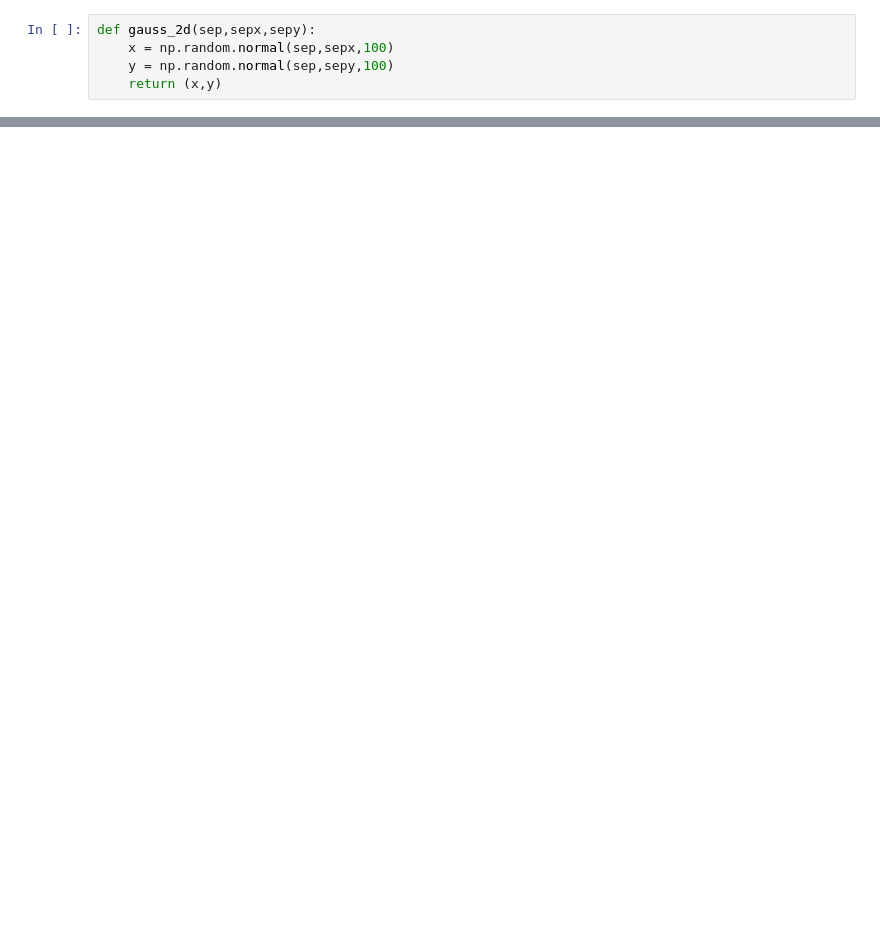
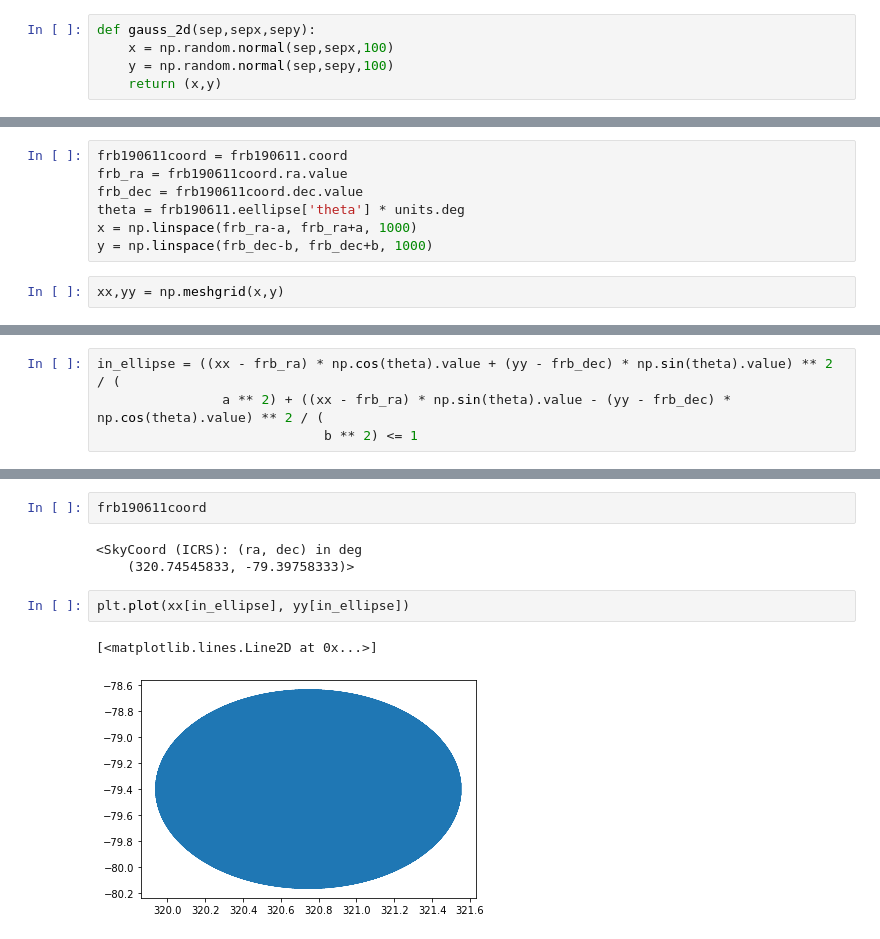
Before and after one commit to FRBs/FRB, a Jupyter notebook: docs/nb/FRB_offsets.ipynb, the cells around one changed output, grey strips where cells are left out. Drawn from its saved outputs; the diff is of its cells as text; blank space fills up the shorter version.

```diff
--- a/docs/nb/FRB_offsets.ipynb
+++ b/docs/nb/FRB_offsets.ipynb
@@ -58,0 +63,9 @@ gauss_2d(sep,sepx,sepy)
+# %%
+frb190611coord = frb190611.coord
+frb_ra = frb190611coord.ra.value
+frb_dec = frb190611coord.dec.value
+theta = frb190611.eellipse['theta'] * units.deg
+x = np.linspace(frb_ra-a, frb_ra+a, 1000)
+y = np.linspace(frb_dec-b, frb_dec+b, 1000)
+# %%
+xx,yy = np.meshgrid(x,y)
@@ -58,0 +75,4 @@ gauss_2d(sep,sepx,sepy)
+# %%
+in_ellipse = ((xx - frb_ra) * np.cos(theta).value + (yy - frb_dec) * np.sin(theta).value) ** 2 / (
+                a ** 2) + ((xx - frb_ra) * np.sin(theta).value - (yy - frb_dec) * np.cos(theta).value) ** 2 / (
+                             b ** 2) <= 1
@@ -58,0 +89,10 @@ gauss_2d(sep,sepx,sepy)
+# %%
+frb190611coord
+# %% [output]
+<SkyCoord (ICRS): (ra, dec) in deg
+    (320.74545833, -79.39758333)>
+# %%
+plt.plot(xx[in_ellipse], yy[in_ellipse])
+# %% [output]
+[<matplotlib.lines.Line2D at 0x...>]
+[figure, added]
```
Also changed, not shown: parts of 9 cells of this notebook.
